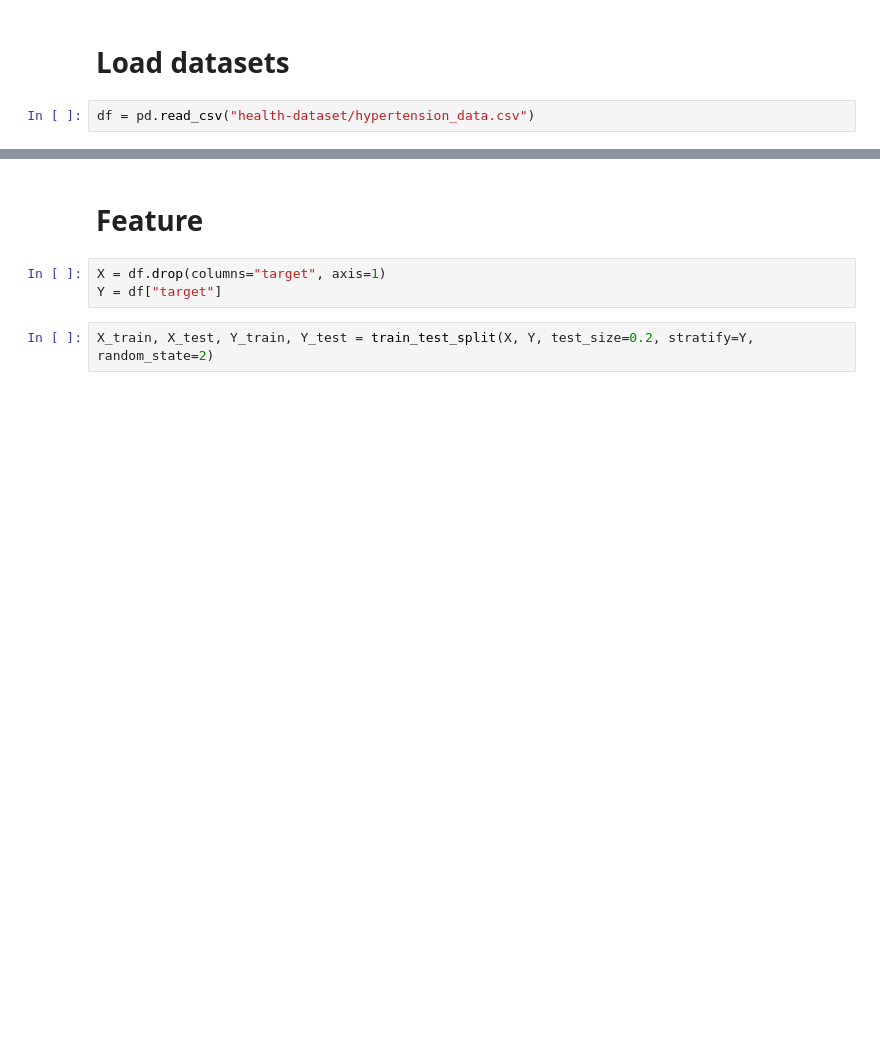
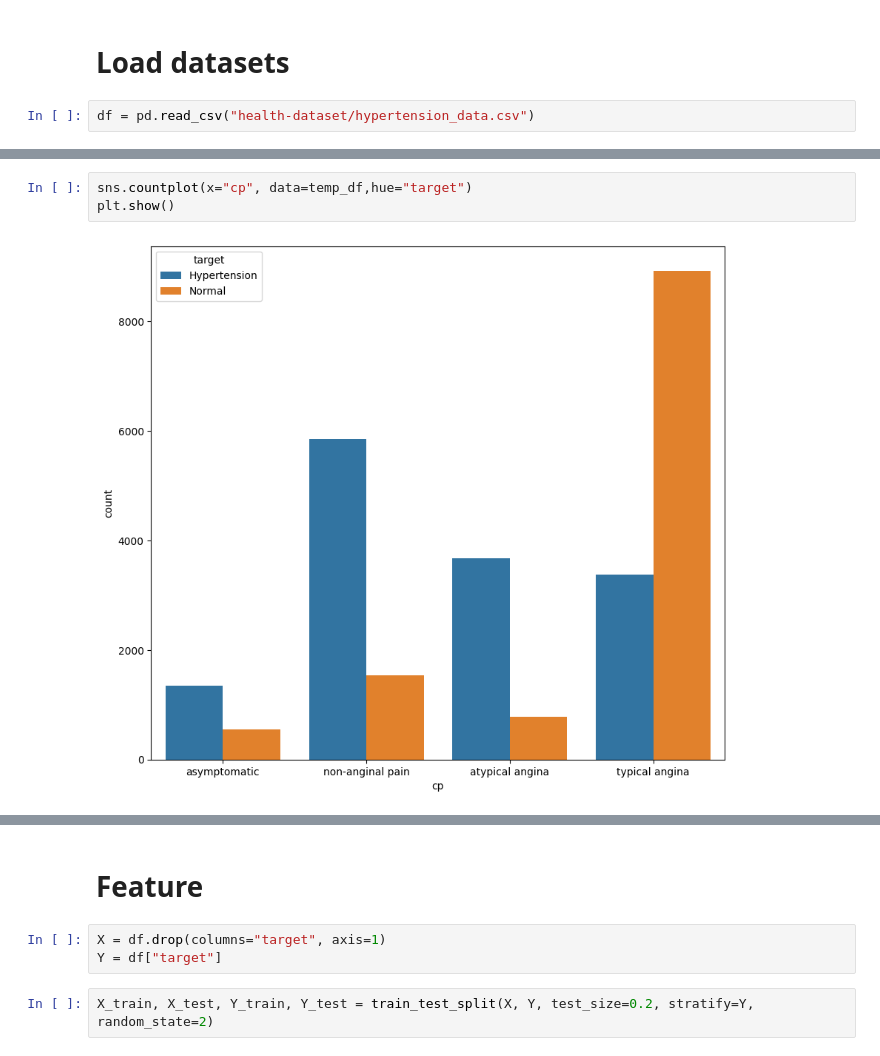
Before and after one commit to irgiys/heart_disease_prediction, a Jupyter notebook: hypertension_prediction.ipynb, the cells around one changed output, grey strips where cells are left out. Saved outputs shown, nothing was run; the diff lists cells and outputs as text; blank space fills up the shorter version.

```diff
--- a/hypertension_prediction.ipynb
+++ b/hypertension_prediction.ipynb
@@ -38,0 +202,5 @@ df[df["target"] == 1].head()
+# %%
+sns.countplot(x="cp", data=temp_df,hue="target")
+plt.show()
+# %% [output]
+[figure, added]
```
Also changed, not shown: parts of 39 cells of this notebook, 4 other files.
